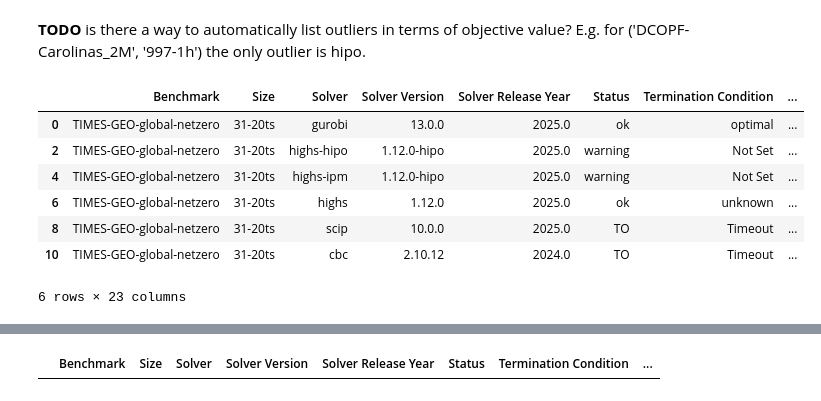
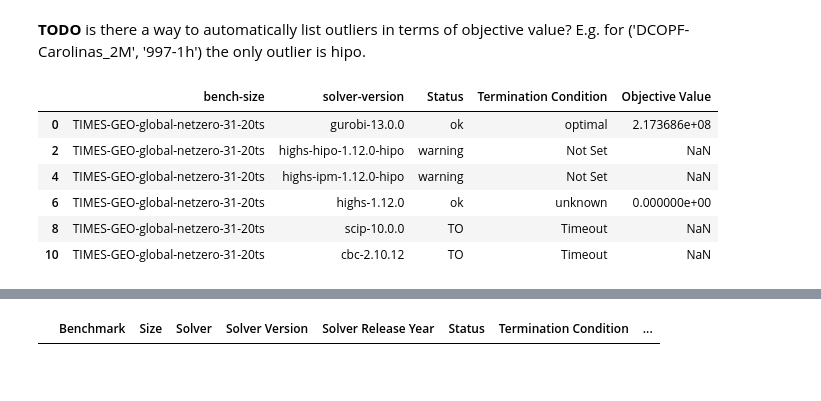
Before and after one commit to open-energy-transition/solver-benchmark, a Jupyter notebook: notebooks/run-v2.ipynb, the cells around one changed output, grey strips where cells are left out. Saved outputs shown, nothing was run; the diff lists cells and outputs as text; code cells hidden in the pictures.

```diff
--- a/notebooks/run-v2.ipynb
+++ b/notebooks/run-v2.ipynb
@@ -1393,6 +1370,9 @@ results, variability = load_results(
         "../results/gcp-results/20251227-new-pypsa/",
         "../results/gcp-results/20251228-rerun-3/",
         "../results/gcp-results/20260102-more-pypsa/",
+        "../results/gcp-results/20260217-rerun-4/",
+        "../results/gcp-results/20260219-rerun-4/",
+        "../results/gcp-results/20260223-rerun-4/",
         # "../results/partial-results/",
     ]
 )
@@ -1573,18 +1492,19 @@ runtime_stats["bad_pairs"] = runtime_stats.apply(
 # %%
-# The benchmark instances where observed variation is greater than 6%
+# Drop some benchmark instances that have high variation and aren't interesting enough to re-run
 
-# TODO drop from website!
-drop = {
+to_drop = {
     "pypsa-de-elec-trex_vopt-50-3h",
     "pypsa-de-elec-trex_vopt-dfp-50-3h",
     "DCOPF-Carolinas_1W-997-1h",
     "DCOPF-Carolinas_uc_1W-997-1h",
 }
 
+results = results[~results["bench-size"].isin(to_drop)]
+
 to_rerun = runtime_stats.query("observed_var > 6").sort_values(
     "observed_var", ascending=False
 )
-to_rerun = to_rerun[~to_rerun.index.isin(drop)]
+to_rerun = to_rerun[~to_rerun.index.isin(to_drop)]
 print(len(to_rerun["VM"].unique()))
 to_rerun
 # %% [output]
@@ -1826,13 +1692,20 @@ obj_dev[obj_dev["std_ratio"] > 1e-5].sort_values(by="std_ratio", ascending=False
 # %% [markdown]
 **TODO** is there a way to automatically list outliers in terms of objective value? E.g. for ('DCOPF-Carolinas_2M', '997-1h') the only outlier is hipo.
 # %%
-results.query('`bench-size` == "TIMES-GEO-global-netzero-31-20ts"')
+results.query('`bench-size` == "TIMES-GEO-global-netzero-31-20ts"')[
+    [
+        "bench-size",
+        "solver-version",
+        "Status",
+        "Termination Condition",
+        "Objective Value",
+    ]
+]
 # %% [output]
-|  | Benchmark | Size | Solver | Solver Version | Solver Release Year | Status | Termination Condition | ... |
-| 0 | TIMES-GEO-global-netzero | 31-20ts | gurobi | 13.0.0 | 2025.0 | ok | optimal | ... |
-| 2 | TIMES-GEO-global-netzero | 31-20ts | highs-hipo | 1.12.0-hipo | 2025.0 | warning | Not Set | ... |
-| 4 | TIMES-GEO-global-netzero | 31-20ts | highs-ipm | 1.12.0-hipo | 2025.0 | warning | Not Set | ... |
-| 6 | TIMES-GEO-global-netzero | 31-20ts | highs | 1.12.0 | 2025.0 | ok | unknown | ... |
-| 8 | TIMES-GEO-global-netzero | 31-20ts | scip | 10.0.0 | 2025.0 | TO | Timeout | ... |
-| 10 | TIMES-GEO-global-netzero | 31-20ts | cbc | 2.10.12 | 2024.0 | TO | Timeout | ... |
+|  | bench-size | solver-version | Status | Termination Condition | Objective Value |
+| 0 | TIMES-GEO-global-netzero-31-20ts | gurobi-13.0.0 | ok | optimal | 2.173686e+08 |
+| 2 | TIMES-GEO-global-netzero-31-20ts | highs-hipo-1.12.0-hipo | warning | Not Set | NaN |
+| 4 | TIMES-GEO-global-netzero-31-20ts | highs-ipm-1.12.0-hipo | warning | Not Set | NaN |
+| 6 | TIMES-GEO-global-netzero-31-20ts | highs-1.12.0 | ok | unknown | 0.000000e+00 |
+| 8 | TIMES-GEO-global-netzero-31-20ts | scip-10.0.0 | TO | Timeout | NaN |
+| 10 | TIMES-GEO-global-netzero-31-20ts | cbc-2.10.12 | TO | Timeout | NaN |
-6 rows × 23 columns
```
Also changed, not shown: parts of 31 cells of this notebook, 4 other files.
